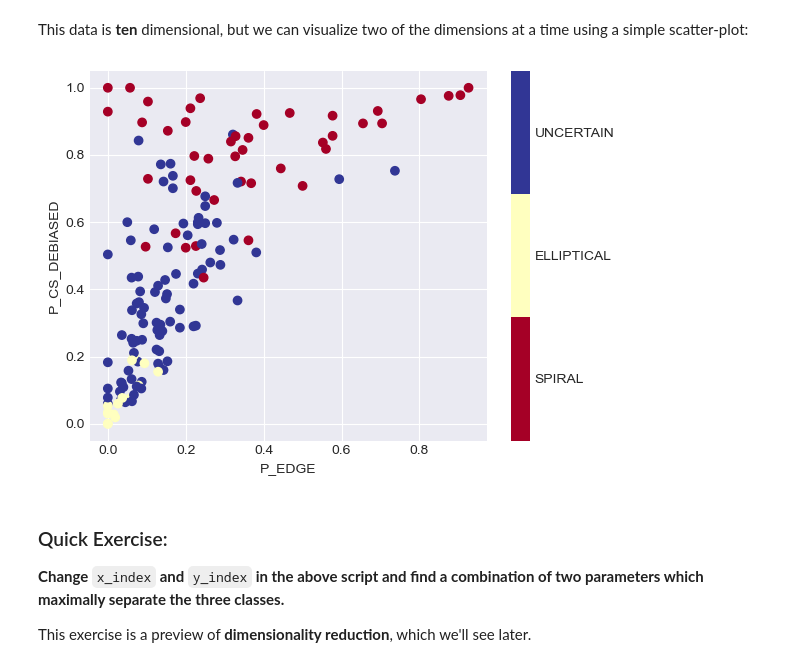
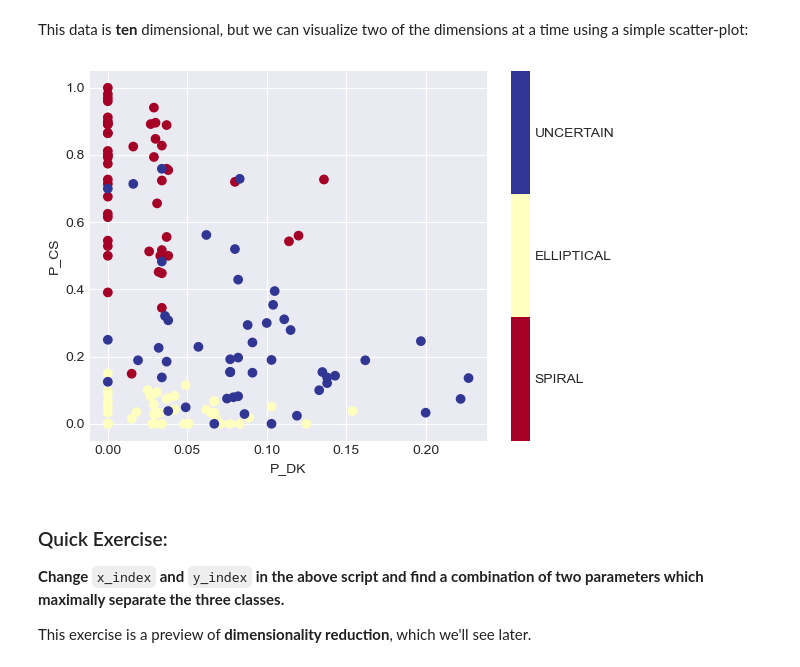
Before and after one commit to lukbrb/academic-physics, a Jupyter notebook: galaxy-classification/notebooks/02.1-Machine-Learning-Intro.ipynb, the cells around one changed output. Saved outputs shown, nothing was run; the diff lists cells and outputs as text; code cells hidden in the pictures.

```diff
--- a/galaxy-classification/notebooks/02.1-Machine-Learning-Intro.ipynb
+++ b/galaxy-classification/notebooks/02.1-Machine-Learning-Intro.ipynb
@@ -192,5 +192,5 @@ from lblearn.data_preparation import load_galaxies
 # %%
-galaxies = load_galaxies()
+galaxies = load_galaxies(n_samples=50)
 galaxies.keys()
 # %% [output]
 dict_keys(['data', 'target', 'frame', 'target_names', 'DESCR', 'feature_names', 'filename', 'data_module'])
@@ -226,21 +226,20 @@ at a time using a simple scatter-plot:
 # %%
 import numpy as np
 import matplotlib.pyplot as plt
 
-x_index = 4
-y_index = 9
-n_points = 150
+x_index = 5
+y_index = 7
 # this formatter will label the colorbar with the correct target names
 formatter = plt.FuncFormatter(lambda i, *args: galaxies.target_names[int(i)])
 
-plt.scatter(galaxies.data[:n_points, x_index], galaxies.data[:n_points, y_index],
-            c=galaxies.target[:n_points], cmap=plt.cm.get_cmap('RdYlBu', 3))
+plt.scatter(galaxies.data[:, x_index], galaxies.data[:, y_index],
+            c=galaxies.target, cmap=plt.cm.get_cmap('RdYlBu', 3))
 plt.colorbar(ticks=[0, 1, 2], format=formatter)
 plt.clim(-0.5, 2.5)
 plt.xlabel(galaxies.feature_names[x_index])
 plt.ylabel(galaxies.feature_names[y_index]);
 # %% [output]
-[figure, old version]
+[figure, new version]
 # %% [markdown]
 ### Quick Exercise:
 
```
Also changed, not shown: parts of 6 cells of this notebook, 2 other files.
